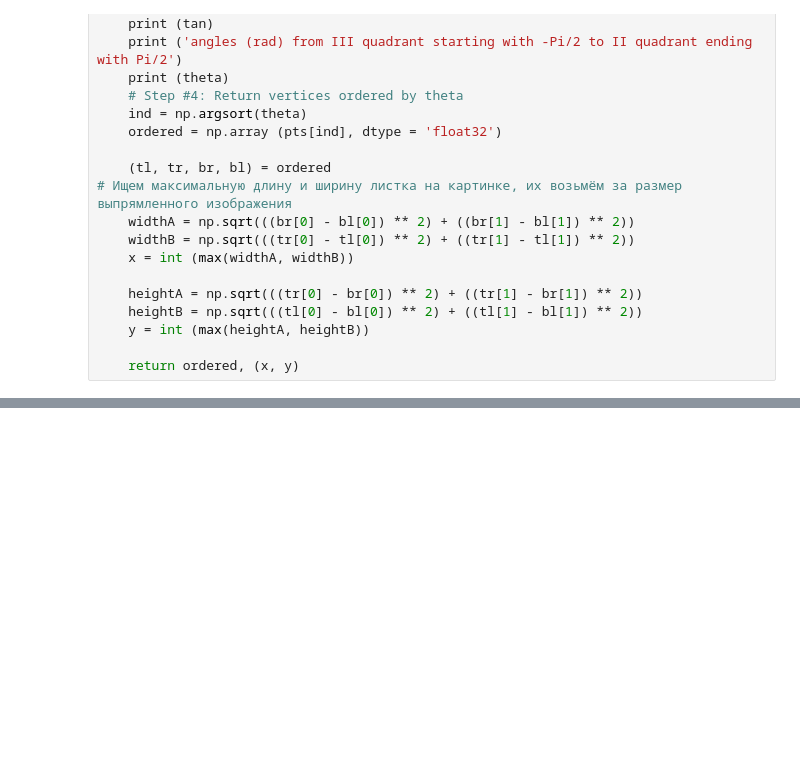
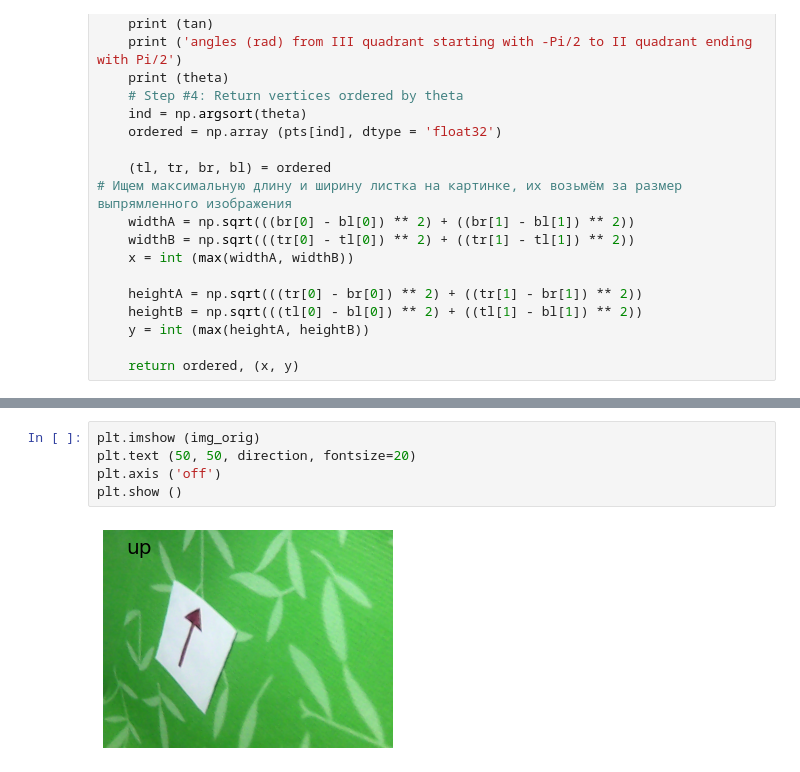
Before and after one commit to PtrShi/cvr_course, a Jupyter notebook: notebooks/cv_hw3.ipynb, the cells around one changed output, grey strips where cells are left out. Saved outputs shown, nothing was run; the diff lists cells and outputs as text; blank space fills up the shorter version.

```diff
--- a/notebooks/cv_hw3.ipynb
+++ b/notebooks/cv_hw3.ipynb
@@ -262 +295,8 @@ np.shape (cnt) = (254, 1, 2)
 [figure]
+# %%
+plt.imshow (img_orig)
+plt.text (50, 50, direction, fontsize=20)
+plt.axis ('off')
+plt.show ()
+# %% [output]
+[figure, added]
```
Also changed, not shown: parts of 4 cells of this notebook.
